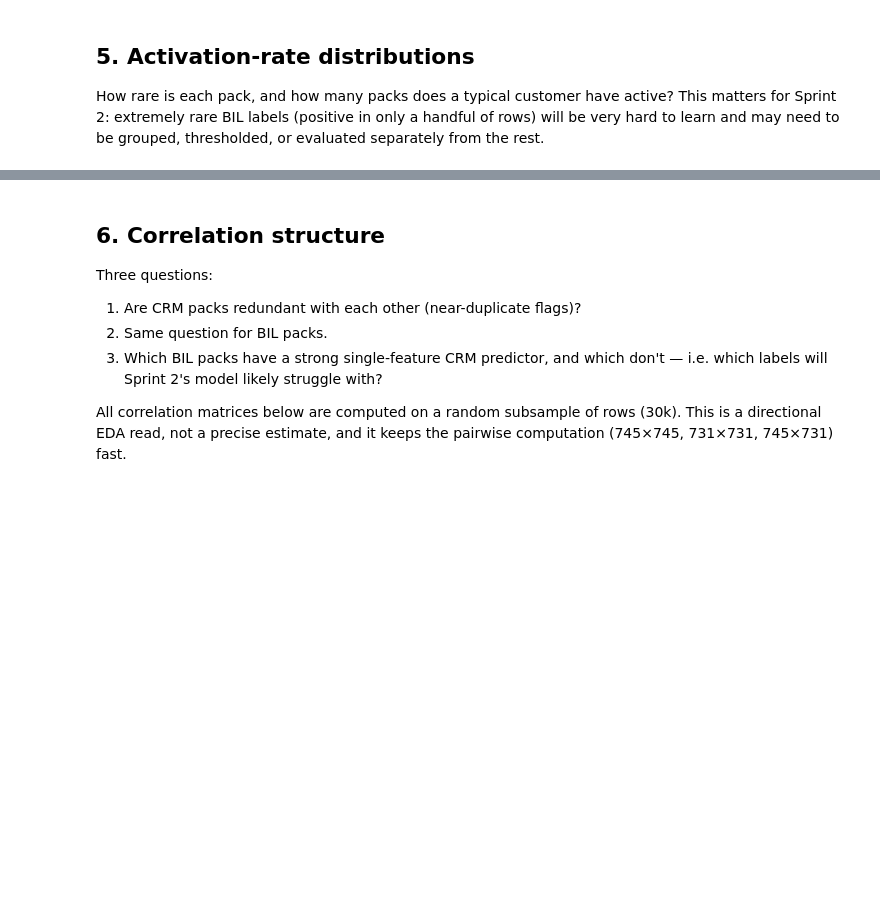
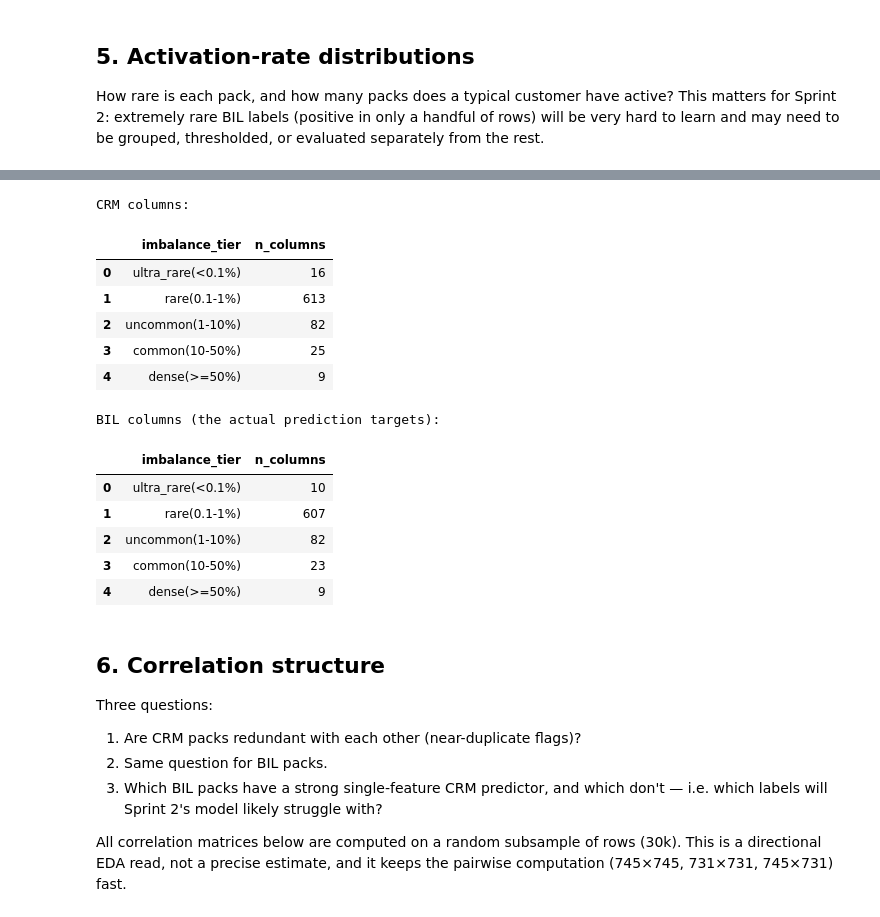
Before and after one commit to therealblitz00/ECQ, a Jupyter notebook: notebooks/sprint1_preprocessing.ipynb, the cells around one changed output, grey strips where cells are left out. Saved outputs shown, nothing was run; the diff lists cells and outputs as text; code cells hidden in the pictures; blank space fills up the shorter version.

```diff
--- a/notebooks/sprint1_preprocessing.ipynb
+++ b/notebooks/sprint1_preprocessing.ipynb
@@ -214,3 +355,26 @@ print(f'\nCorrelation between #CRM packs and #BIL packs per customer: {crm_count
+# %%
+from src.preprocessing import label_imbalance_report
+
+print('CRM columns:')
+display(label_imbalance_report(train[crm_cols].mean()))
+
+print('\nBIL columns (the actual prediction targets):')
+display(label_imbalance_report(train[bil_cols].mean()))
+# %% [output]
+CRM columns:
+|  | imbalance_tier | n_columns |
+| 0 | ultra_rare(<0.1%) | 16 |
+| 1 | rare(0.1-1%) | 613 |
+| 2 | uncommon(1-10%) | 82 |
+| 3 | common(10-50%) | 25 |
+| 4 | dense(>=50%) | 9 |
+BIL columns (the actual prediction targets):
+|  | imbalance_tier | n_columns |
+| 0 | ultra_rare(<0.1%) | 10 |
+| 1 | rare(0.1-1%) | 607 |
+| 2 | uncommon(1-10%) | 82 |
+| 3 | common(10-50%) | 23 |
+| 4 | dense(>=50%) | 9 |
 # %% [markdown]
 ## 6. Correlation structure
 
```
Also changed, not shown: parts of 30 cells of this notebook, 3 other files.
